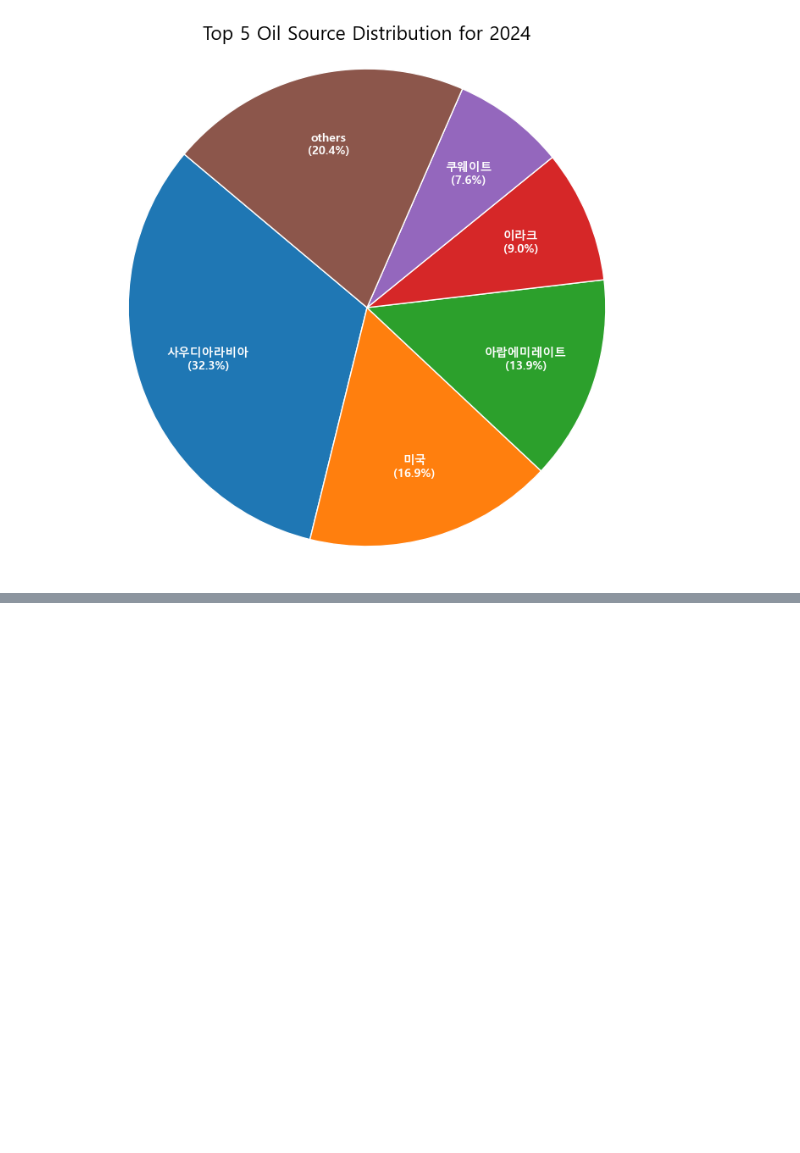
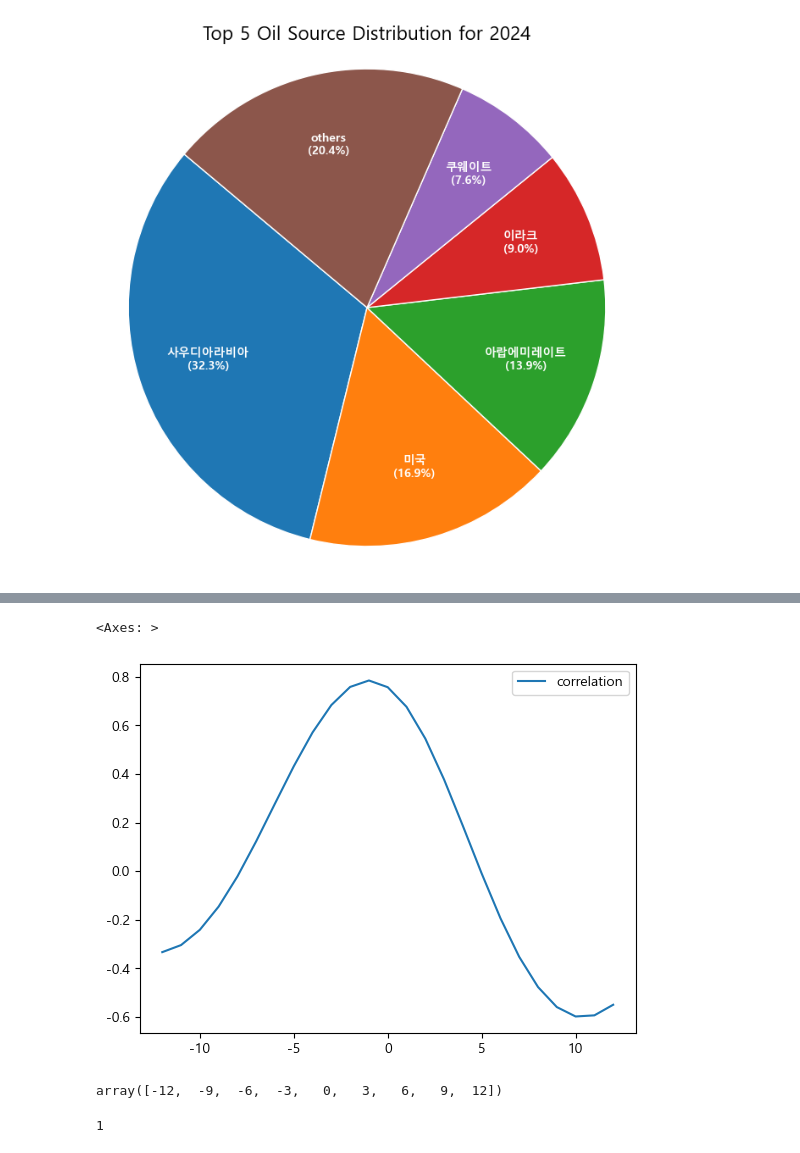
Before and after one commit to yyunjioh/2025.08_LS_Quant_1, a Jupyter notebook: week3/crude.ipynb, the cells around one changed output, grey strips where cells are left out. Saved outputs shown, nothing was run; the diff lists cells and outputs as text; code cells hidden in the pictures; blank space fills up the shorter version.

```diff
--- a/week3/crude.ipynb
+++ b/week3/crude.ipynb
@@ -1021,0 +1179,5 @@ for year in years_to_plot:
+# %%
+mu = temp['ipi_filtered'].mean()
+std = temp['ipi_filtered'].std()
+
+temp['ipi_filtered_z'] = (temp['ipi_filtered']-mu)/std
@@ -1021,0 +1206,8 @@ for year in years_to_plot:
+# %%
+lags = []
+correl = []
+for i in range(-12,13):
+    results = temp['ipi_filtered_z'].corr(temp['dubai_filtered_z'].shift(i))
+    lags.append(i)
+    correl.append(results)
+    print(i, results)
@@ -1021,0 +1252,18 @@ for year in years_to_plot:
+# %%
+results = pd.DataFrame(index=lags, data = correl)
+# %%
+results.columns = ['correlation']
+# %%
+plt.rcParams['axes.unicode_minus'] = False
+results.plot()
+# %% [output]
+<Axes: >
+[figure, added]
+# %%
+np.arange(-12,13,3)
+# %% [output]
+array([-12,  -9,  -6,  -3,   0,   3,   6,   9,  12])
+# %%
+4%3
+# %% [output]
+1
```
Also changed, not shown: parts of 41 cells of this notebook, 26 other files.
